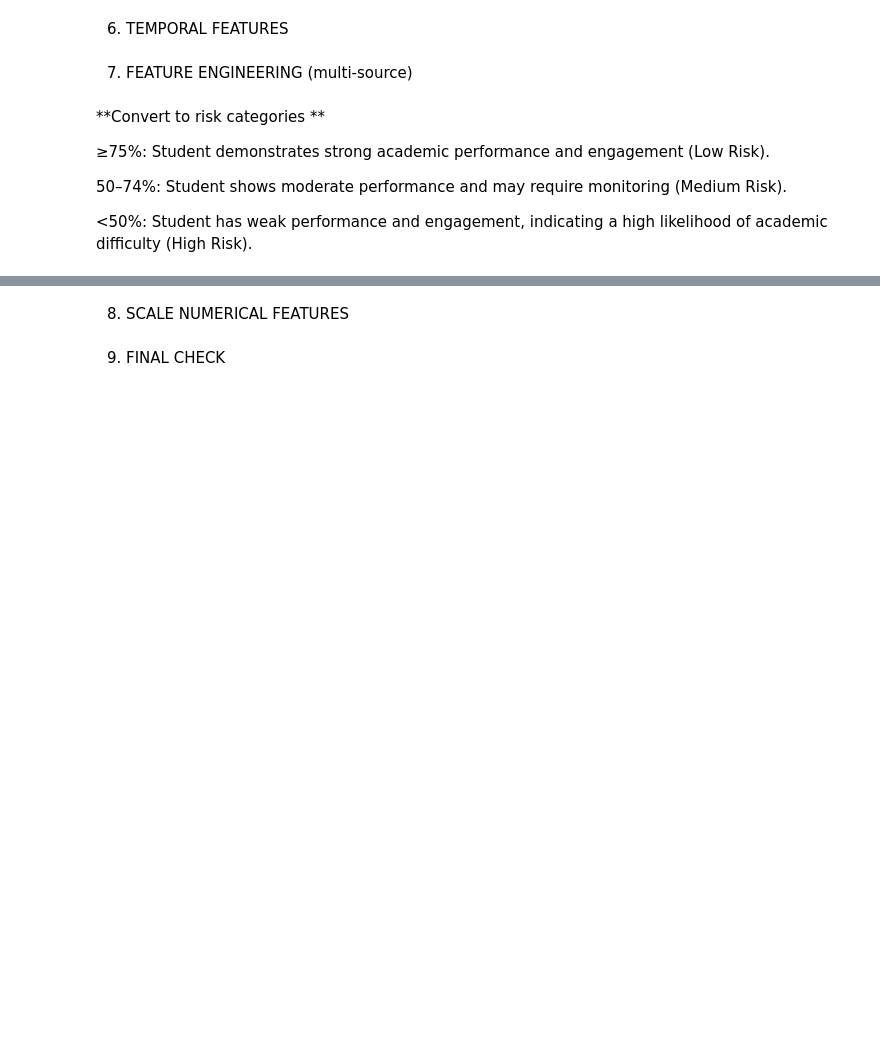
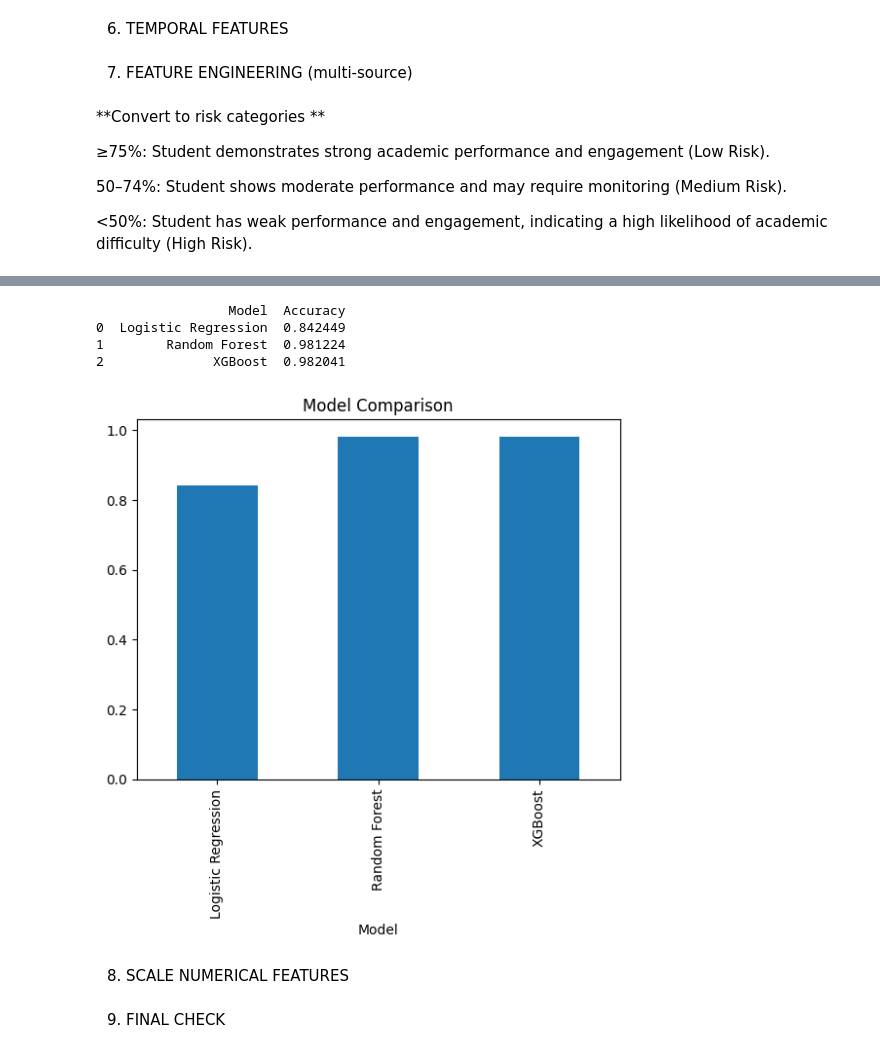
Before and after one commit to KSaubhagya/Prediction-Module, a Jupyter notebook: Risk_Prediction.ipynb, the cells around one changed output, grey strips where cells are left out. Cells and saved outputs as stored; diff of their text form; code cells hidden in the pictures; blank space fills up the shorter version.

```diff
--- a/Risk_Prediction.ipynb
+++ b/Risk_Prediction.ipynb
@@ -305,3 +441,35 @@ features = [
+# %%
+# Compare the models
+results = pd.DataFrame({
+
+    "Model":[
+        "Logistic Regression",
+        "Random Forest",
+        "XGBoost"
+    ],
+
+    "Accuracy":[
+        accuracy_score(y_test,pred_lr),
+        accuracy_score(y_test,pred_rf),
+        accuracy_score(y_test,pred_xgb)
+    ]
+})
+print(results)
+results.plot(
+    x="Model",
+    y="Accuracy",
+    kind="bar",
+    legend=False,
+    title="Model Comparison"
+)
+
+plt.show()
+# %% [output]
+                 Model  Accuracy
+0  Logistic Regression  0.842449
+1        Random Forest  0.981224
+2              XGBoost  0.982041
+[figure, added]
 # %% [markdown]
 8. SCALE NUMERICAL FEATURES
 # %%
```
Also changed, not shown: parts of 9 cells of this notebook.
